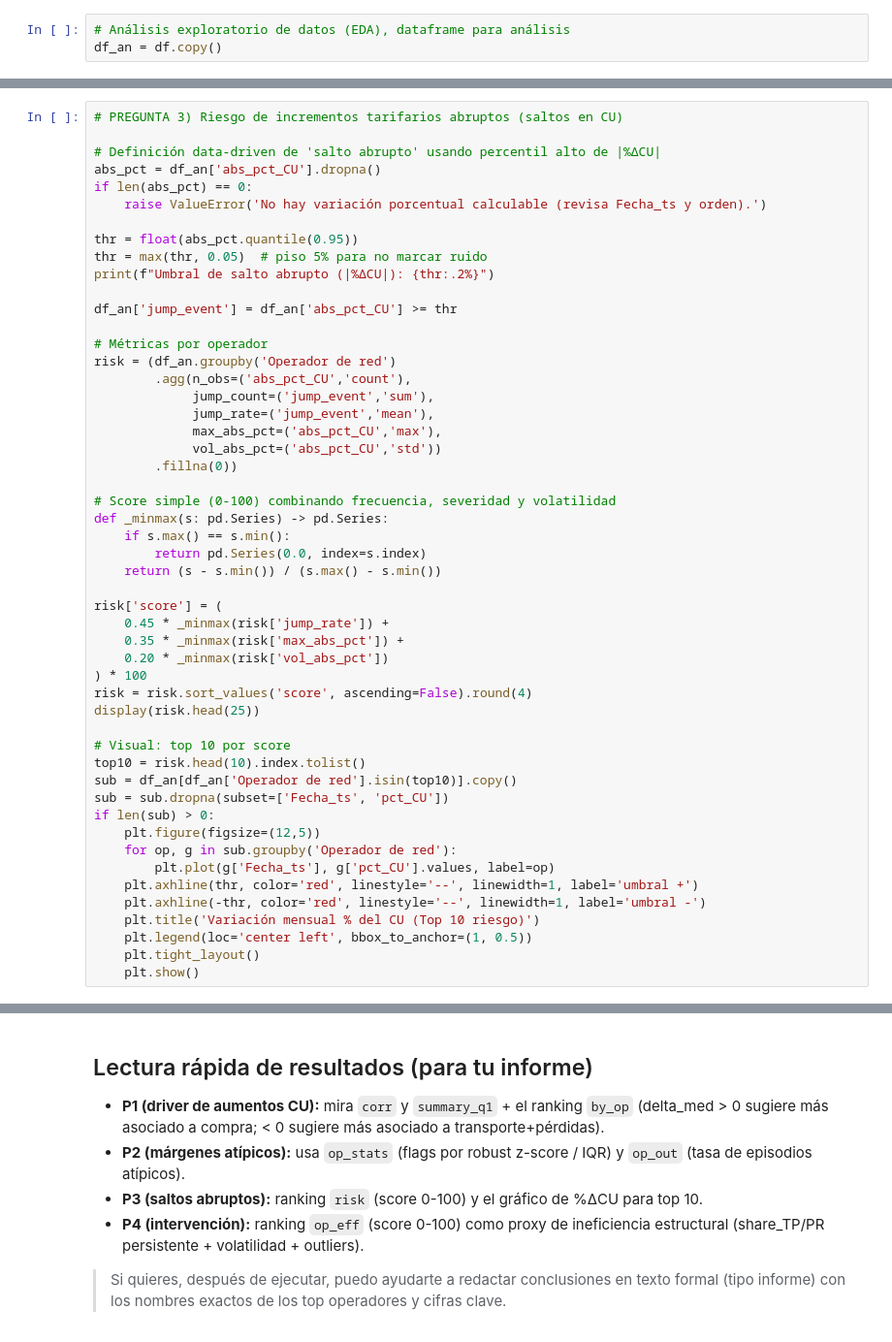
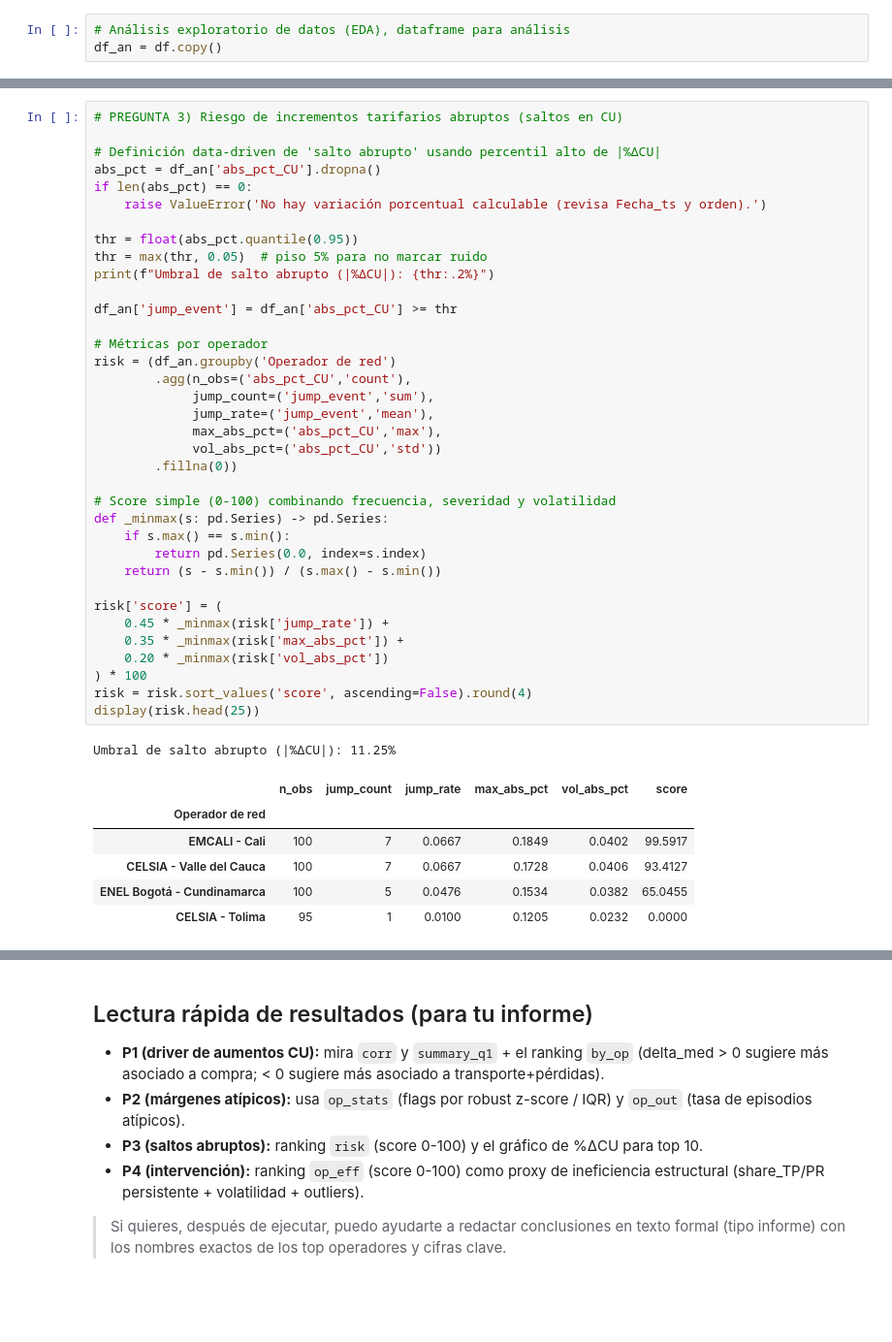
Before and after one commit to estebanvsq/Proyecto_AnalisisDeDatos, a Jupyter notebook: Proyecto/Copia_Limpieza.ipynb, the cells around one changed output, grey strips where cells are left out. Shown at 97% size. Drawn from its saved outputs; the diff is of its cells as text; blank space fills up the shorter version.

```diff
--- a/Proyecto/Copia_Limpieza.ipynb
+++ b/Proyecto/Copia_Limpieza.ipynb
@@ -516,45 +761,38 @@ if len(abs_pct) == 0:
     raise ValueError('No hay variación porcentual calculable (revisa Fecha_ts y orden).')
 
 thr = float(abs_pct.quantile(0.95))
 thr = max(thr, 0.05)  # piso 5% para no marcar ruido
 print(f"Umbral de salto abrupto (|%ΔCU|): {thr:.2%}")
 
 df_an['jump_event'] = df_an['abs_pct_CU'] >= thr
 
 # Métricas por operador
 risk = (df_an.groupby('Operador de red')
         .agg(n_obs=('abs_pct_CU','count'),
              jump_count=('jump_event','sum'),
              jump_rate=('jump_event','mean'),
              max_abs_pct=('abs_pct_CU','max'),
              vol_abs_pct=('abs_pct_CU','std'))
         .fillna(0))
 
 # Score simple (0-100) combinando frecuencia, severidad y volatilidad
 def _minmax(s: pd.Series) -> pd.Series:
     if s.max() == s.min():
         return pd.Series(0.0, index=s.index)
     return (s - s.min()) / (s.max() - s.min())
 
 risk['score'] = (
     0.45 * _minmax(risk['jump_rate']) +
     0.35 * _minmax(risk['max_abs_pct']) +
     0.20 * _minmax(risk['vol_abs_pct'])
 ) * 100
 risk = risk.sort_values('score', ascending=False).round(4)
 display(risk.head(25))
-
-# Visual: top 10 por score
-top10 = risk.head(10).index.tolist()
-sub = df_an[df_an['Operador de red'].isin(top10)].copy()
-sub = sub.dropna(subset=['Fecha_ts', 'pct_CU'])
-if len(sub) > 0:
-    plt.figure(figsize=(12,5))
-    for op, g in sub.groupby('Operador de red'):
-        plt.plot(g['Fecha_ts'], g['pct_CU'].values, label=op)
-    plt.axhline(thr, color='red', linestyle='--', linewidth=1, label='umbral +')
-    plt.axhline(-thr, color='red', linestyle='--', linewidth=1, label='umbral -')
-    plt.title('Variación mensual % del CU (Top 10 riesgo)')
-    plt.legend(loc='center left', bbox_to_anchor=(1, 0.5))
-    plt.tight_layout()
-    plt.show()
+# %% [output]
+Umbral de salto abrupto (|%ΔCU|): 11.25%
+|  | n_obs | jump_count | jump_rate | max_abs_pct | vol_abs_pct | score |
+| Operador de red |  |  |  |  |  |  |
+| EMCALI - Cali | 100 | 7 | 0.0667 | 0.1849 | 0.0402 | 99.5917 |
+| CELSIA - Valle del Cauca | 100 | 7 | 0.0667 | 0.1728 | 0.0406 | 93.4127 |
+| ENEL Bogotá - Cundinamarca | 100 | 5 | 0.0476 | 0.1534 | 0.0382 | 65.0455 |
+| CELSIA - Tolima | 95 | 1 | 0.0100 | 0.1205 | 0.0232 | 0.0000 |
```
Also changed, not shown: parts of 26 cells of this notebook.
